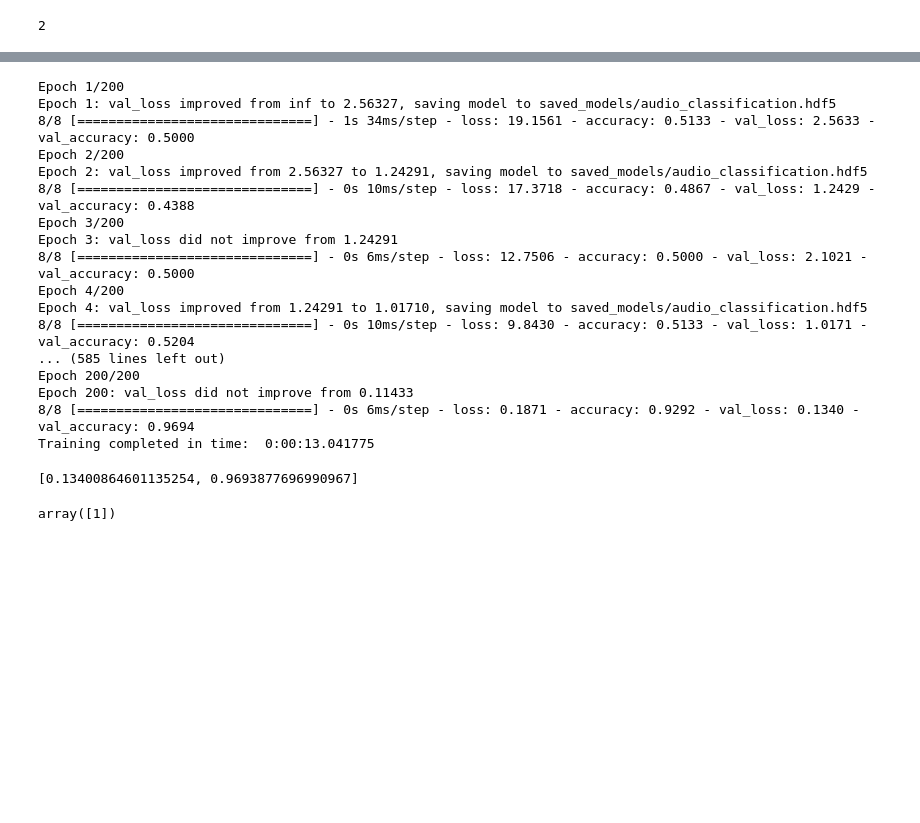
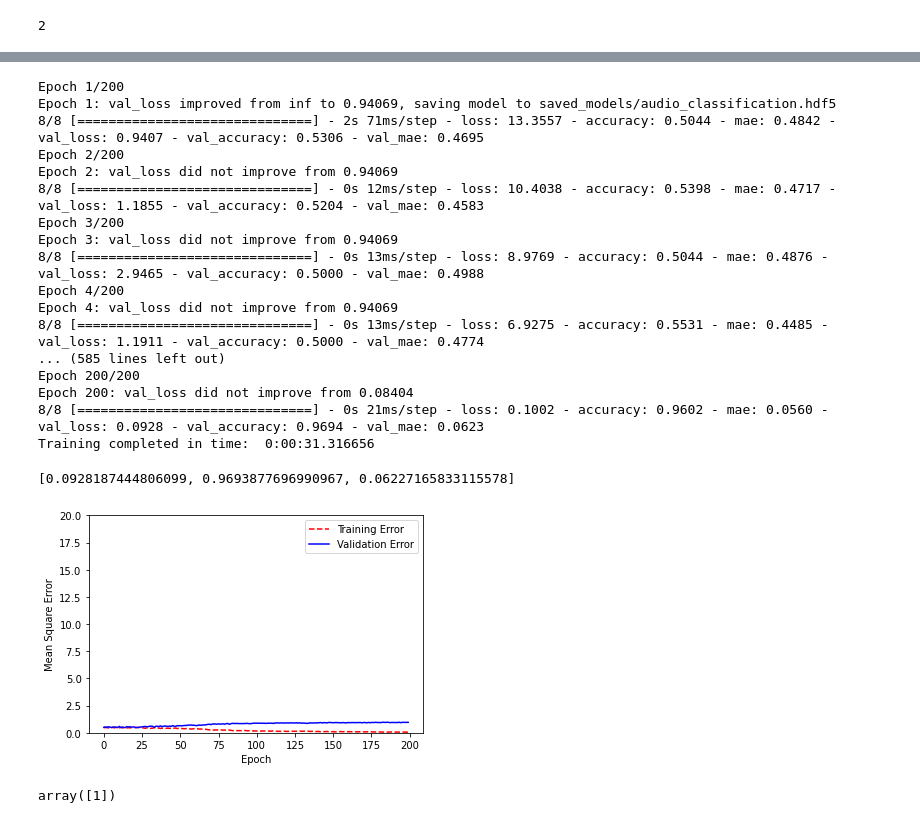
Before and after one commit to ivanxtr/ML_Classification_Models, a Jupyter notebook: voiceClassification/genreClassificationbyVoice.ipynb, the cells around one changed output, grey strips where cells are left out. Cells and saved outputs as stored; diff of their text form; code cells hidden in the pictures; blank space fills up the shorter version.

```diff
--- a/voiceClassification/genreClassificationbyVoice.ipynb
+++ b/voiceClassification/genreClassificationbyVoice.ipynb
@@ -196,7 +212,11 @@ Trainable params: 146,802
 Non-trainable params: 0
 _________________________________________________________________
 # %%
-model.compile(loss='categorical_crossentropy',metrics=['accuracy'],optimizer='adam')
+model.compile(
+  loss='categorical_crossentropy',
+  metrics=['accuracy','mae'],
+  optimizer='adam'
+)
 # %%
 ## Trianing my model
 from tensorflow.keras.callbacks import ModelCheckpoint
@@ -207,9 +227,13 @@ num_batch_size = 32
 
 checkpointer = ModelCheckpoint(filepath='saved_models/audio_classification.hdf5',
                                verbose=1, save_best_only=True)
+
+early_stop = tf.keras.callbacks.EarlyStopping(
+      monitor='val_loss', patience=10)
+
 start = datetime.now()
 
-model.fit(
+history = model.fit(
   X_train,
   y_train,
   batch_size=num_batch_size,
@@ -224,26 +248,45 @@ duration = datetime.now() - start
 print("Training completed in time: ", duration)
 # %% [output]
 Epoch 1/200
-Epoch 1: val_loss improved from inf to 2.56327, saving model to saved_models/audio_classification.hdf5
-8/8 [==============================] - 1s 34ms/step - loss: 19.1561 - accuracy: 0.5133 - val_loss: 2.5633 - val_accuracy: 0.5000
+Epoch 1: val_loss improved from inf to 0.94069, saving model to saved_models/audio_classification.hdf5
+8/8 [==============================] - 2s 71ms/step - loss: 13.3557 - accuracy: 0.5044 - mae: 0.4842 - val_loss: 0.9407 - val_accuracy: 0.5306 - val_mae: 0.4695
 Epoch 2/200
-Epoch 2: val_loss improved from 2.56327 to 1.24291, saving model to saved_models/audio_classification.hdf5
-8/8 [==============================] - 0s 10ms/step - loss: 17.3718 - accuracy: 0.4867 - val_loss: 1.2429 - val_accuracy: 0.4388
+Epoch 2: val_loss did not improve from 0.94069
+8/8 [==============================] - 0s 12ms/step - loss: 10.4038 - accuracy: 0.5398 - mae: 0.4717 - val_loss: 1.1855 - val_accuracy: 0.5204 - val_mae: 0.4583
 Epoch 3/200
-Epoch 3: val_loss did not improve from 1.24291
-8/8 [==============================] - 0s 6ms/step - loss: 12.7506 - accuracy: 0.5000 - val_loss: 2.1021 - val_accuracy: 0.5000
+Epoch 3: val_loss did not improve from 0.94069
+8/8 [==============================] - 0s 13ms/step - loss: 8.9769 - accuracy: 0.5044 - mae: 0.4876 - val_loss: 2.9465 - val_accuracy: 0.5000 - val_mae: 0.4988
 Epoch 4/200
-Epoch 4: val_loss improved from 1.24291 to 1.01710, saving model to saved_models/audio_classification.hdf5
-8/8 [==============================] - 0s 10ms/step - loss: 9.8430 - accuracy: 0.5133 - val_loss: 1.0171 - val_accuracy: 0.5204
+Epoch 4: val_loss did not improve from 0.94069
+8/8 [==============================] - 0s 13ms/step - loss: 6.9275 - accuracy: 0.5531 - mae: 0.4485 - val_loss: 1.1911 - val_accuracy: 0.5000 - val_mae: 0.4774
 ... (585 lines left out)
 Epoch 200/200
-Epoch 200: val_loss did not improve from 0.11433
-8/8 [==============================] - 0s 6ms/step - loss: 0.1871 - accuracy: 0.9292 - val_loss: 0.1340 - val_accuracy: 0.9694
-Training completed in time:  0:00:13.041775
+Epoch 200: val_loss did not improve from 0.08404
+8/8 [==============================] - 0s 21ms/step - loss: 0.1002 - accuracy: 0.9602 - mae: 0.0560 - val_loss: 0.0928 - val_accuracy: 0.9694 - val_mae: 0.0623
+Training completed in time:  0:00:31.316656
 # %%
 test_accuracy = model.evaluate(X_test, y_test, verbose = 0)
 test_accuracy
 # %% [output]
-[0.13400864601135254, 0.9693877696990967]
+[0.0928187444806099, 0.9693877696990967, 0.06227165833115578]
+# %%
+def plot_history(history):
+  hist = pd.DataFrame(history.history)
+  hist['epoch'] = history.epoch
+
+  plt.figure()
+  plt.xlabel('Epoch')
+  plt.ylabel('Mean Square Error')
+  plt.plot(hist['epoch'], hist['mae'],'r--',
+           label='Training Error')
+  plt.plot(hist['epoch'], hist['accuracy'],'b',
+          label = 'Validation Error')
+  plt.ylim([0,20])
+  plt.legend()
+  plt.show()
+# %%
+plot_history(history)
+# %% [output]
+[figure, added]
 # %%
 ### testing the model
```
Also changed, not shown: parts of 8 cells of this notebook, 8 other files.
